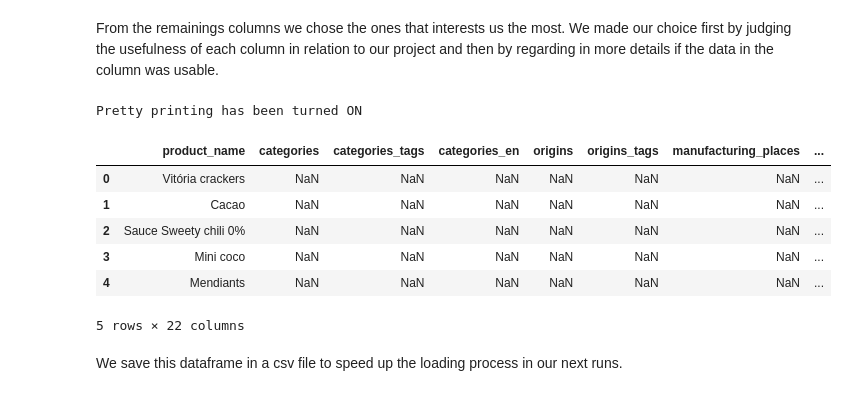
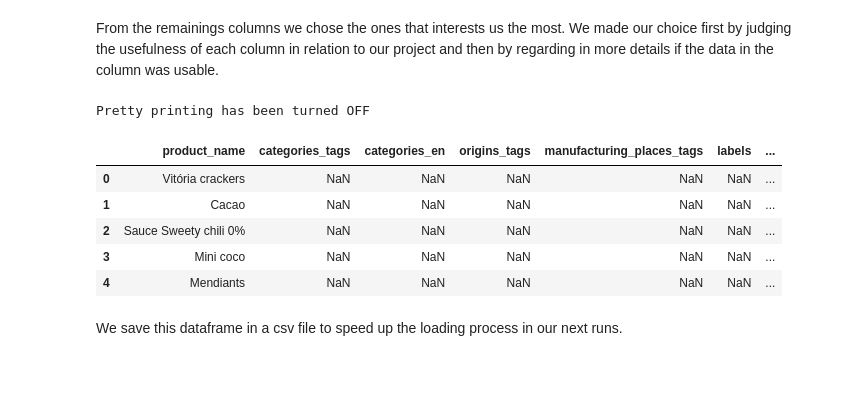
Before and after one commit to coiL10/AdamanTeam, a Jupyter notebook: milestone2.ipynb, the cells around one changed output. Drawn from its saved outputs; the diff is of its cells as text; code cells hidden in the pictures.

```diff
--- a/milestone2.ipynb
+++ b/milestone2.ipynb
@@ -62,19 +41,18 @@ From the remainings columns we chose the ones that interests us the most. We mad
 # %%
 %pprint
 #TODO supprimez tous les elements de la liste qui peuvent etre inutiles
 #ON DROP pas encore les rows NaNs comme on sait pas encore quelles values on va utiliser
-keep = ['product_name', 'categories','categories_tags','categories_en','origins','origins_tags','manufacturing_places','manufacturing_places_tags','labels','labels_tags','labels_en','cities_tags','countries','countries_tags','countries_en','allergens','nutrition_grade_fr','states','states_tags','states_en','main_category','main_category_en']
+keep = ['product_name','categories_tags','categories_en','origins_tags','manufacturing_places_tags','labels','countries_en','allergens','nutrition_grade_fr','main_category_en', 'pnns_groups_1', 'pnns_groups_2']
 selected_data = data[keep]
 selected_data.head()
 # %% [output]
-Pretty printing has been turned ON
+Pretty printing has been turned OFF
-|  | product_name | categories | categories_tags | categories_en | origins | origins_tags | manufacturing_places | ... |
-| 0 | Vitória crackers | NaN | NaN | NaN | NaN | NaN | NaN | ... |
-| 1 | Cacao | NaN | NaN | NaN | NaN | NaN | NaN | ... |
-| 2 | Sauce Sweety chili 0% | NaN | NaN | NaN | NaN | NaN | NaN | ... |
-| 3 | Mini coco | NaN | NaN | NaN | NaN | NaN | NaN | ... |
-| 4 | Mendiants | NaN | NaN | NaN | NaN | NaN | NaN | ... |
+|  | product_name | categories_tags | categories_en | origins_tags | manufacturing_places_tags | labels | ... |
+| 0 | Vitória crackers | NaN | NaN | NaN | NaN | NaN | ... |
+| 1 | Cacao | NaN | NaN | NaN | NaN | NaN | ... |
+| 2 | Sauce Sweety chili 0% | NaN | NaN | NaN | NaN | NaN | ... |
+| 3 | Mini coco | NaN | NaN | NaN | NaN | NaN | ... |
+| 4 | Mendiants | NaN | NaN | NaN | NaN | NaN | ... |
-5 rows × 22 columns
 # %% [markdown]
 We save this dataframe in a csv file to speed up the loading process in our next runs.
 # %%
```
Also changed, not shown: parts of 39 cells of this notebook.
